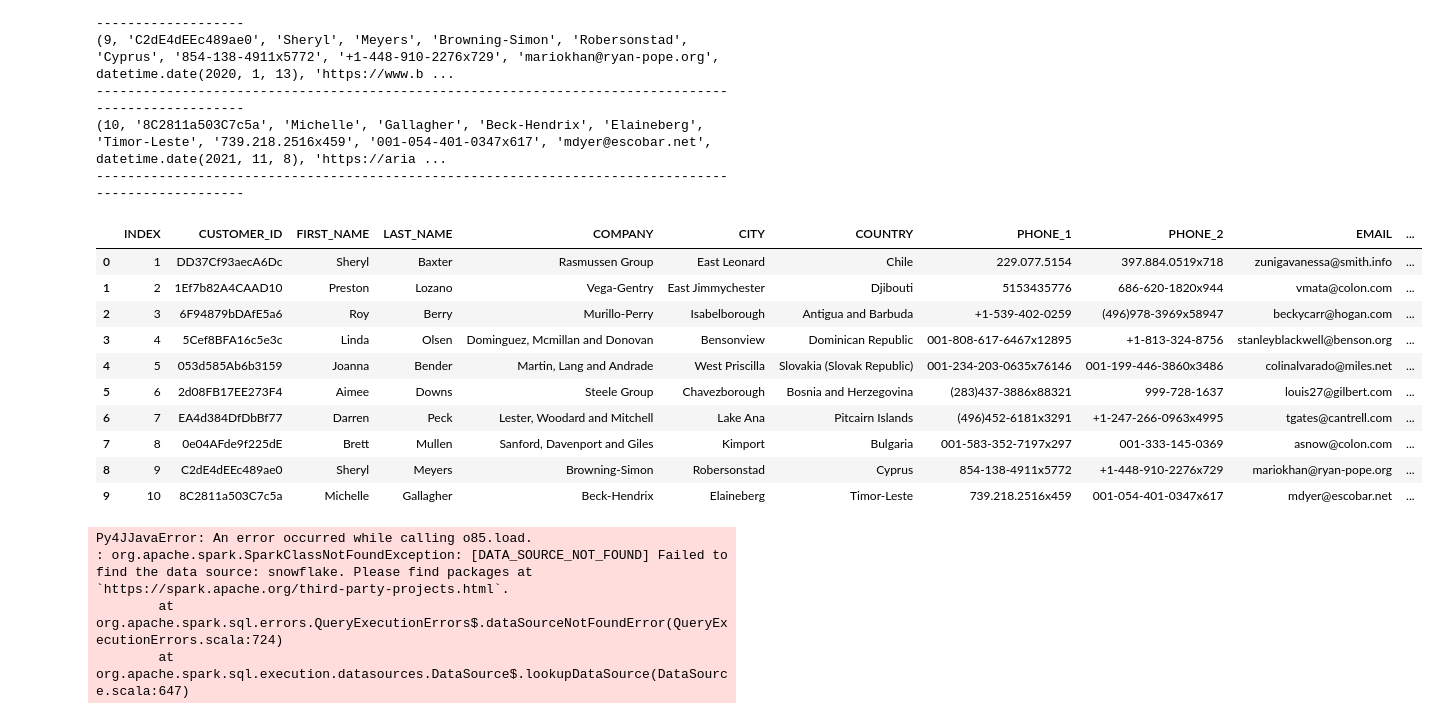
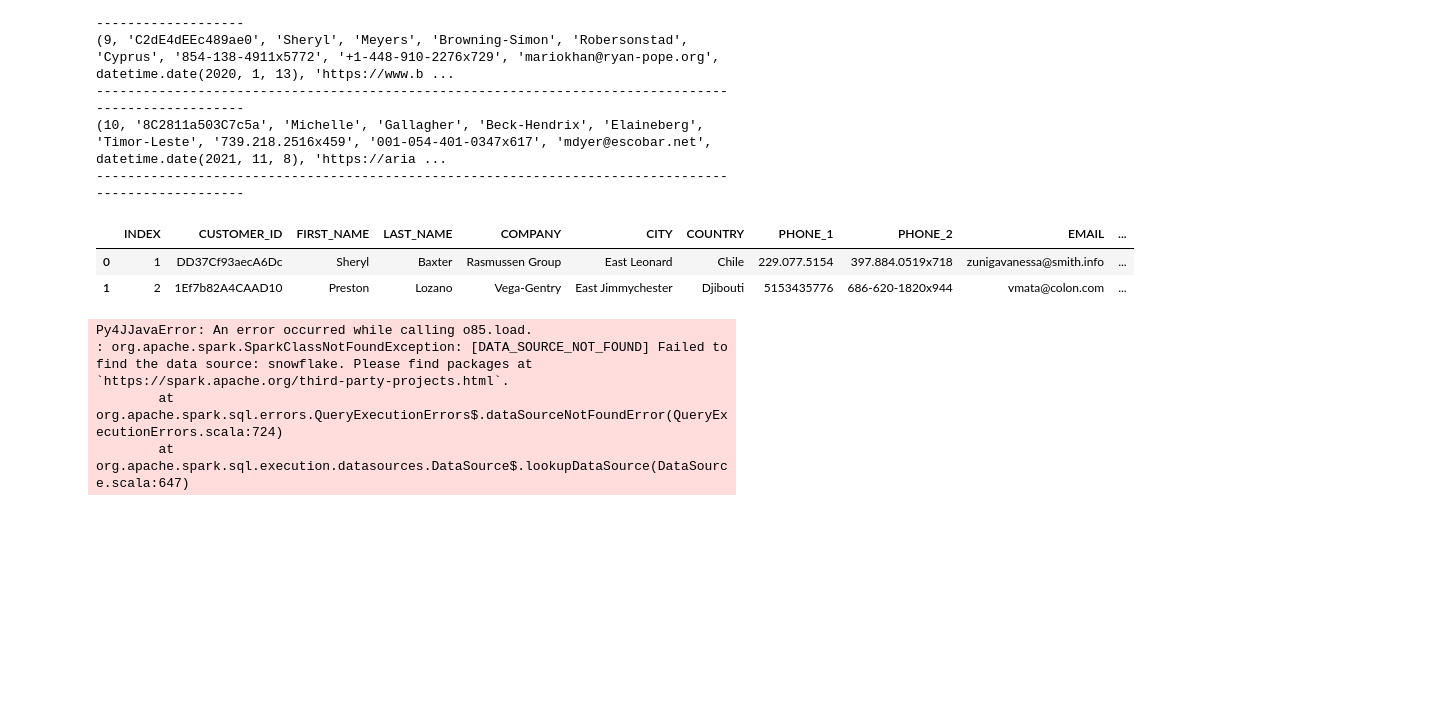
Before and after one commit to RakeshKumar045/AI_ML_DL_NLP_LLM_2024, a Jupyter notebook: Python_Snowflake/connect_python_to_snowflake.ipynb, the cells around one changed output. Cells and saved outputs as stored; diff of their text form; code cells hidden in the pictures; blank space fills up the shorter version.

```diff
--- a/Python_Snowflake/connect_python_to_snowflake.ipynb
+++ b/Python_Snowflake/connect_python_to_snowflake.ipynb
@@ -77,19 +77,11 @@ df.head()  # Display the first few rows of the DataFrame
 cur.close()
 conn.close()
 # %%
-df
+df.head(2)
 # %% [output]
 |  | INDEX | CUSTOMER_ID | FIRST_NAME | LAST_NAME | COMPANY | CITY | COUNTRY | PHONE_1 | PHONE_2 | EMAIL | ... |
 | 0 | 1 | DD37Cf93aecA6Dc | Sheryl | Baxter | Rasmussen Group | East Leonard | Chile | 229.077.5154 | 397.884.0519x718 | zunigavanessa@smith.info | ... |
 | 1 | 2 | 1Ef7b82A4CAAD10 | Preston | Lozano | Vega-Gentry | East Jimmychester | Djibouti | 5153435776 | 686-620-1820x944 | vmata@colon.com | ... |
-| 2 | 3 | 6F94879bDAfE5a6 | Roy | Berry | Murillo-Perry | Isabelborough | Antigua and Barbuda | +1-539-402-0259 | (496)978-3969x58947 | beckycarr@hogan.com | ... |
-| 3 | 4 | 5Cef8BFA16c5e3c | Linda | Olsen | Dominguez, Mcmillan and Donovan | Bensonview | Dominican Republic | 001-808-617-6467x12895 | +1-813-324-8756 | stanleyblackwell@benson.org | ... |
-| 4 | 5 | 053d585Ab6b3159 | Joanna | Bender | Martin, Lang and Andrade | West Priscilla | Slovakia (Slovak Republic) | 001-234-203-0635x76146 | 001-199-446-3860x3486 | colinalvarado@miles.net | ... |
-| 5 | 6 | 2d08FB17EE273F4 | Aimee | Downs | Steele Group | Chavezborough | Bosnia and Herzegovina | (283)437-3886x88321 | 999-728-1637 | louis27@gilbert.com | ... |
-| 6 | 7 | EA4d384DfDbBf77 | Darren | Peck | Lester, Woodard and Mitchell | Lake Ana | Pitcairn Islands | (496)452-6181x3291 | +1-247-266-0963x4995 | tgates@cantrell.com | ... |
-| 7 | 8 | 0e04AFde9f225dE | Brett | Mullen | Sanford, Davenport and Giles | Kimport | Bulgaria | 001-583-352-7197x297 | 001-333-145-0369 | asnow@colon.com | ... |
-| 8 | 9 | C2dE4dEEc489ae0 | Sheryl | Meyers | Browning-Simon | Robersonstad | Cyprus | 854-138-4911x5772 | +1-448-910-2276x729 | mariokhan@ryan-pope.org | ... |
-| 9 | 10 | 8C2811a503C7c5a | Michelle | Gallagher | Beck-Hendrix | Elaineberg | Timor-Leste | 739.218.2516x459 | 001-054-401-0347x617 | mdyer@escobar.net | ... |
 # %%
 #🔹 2. Start Spark Session with Snowflake Connector
 
```
Also changed, not shown: parts of 1 cell of this notebook, 4 other files.
